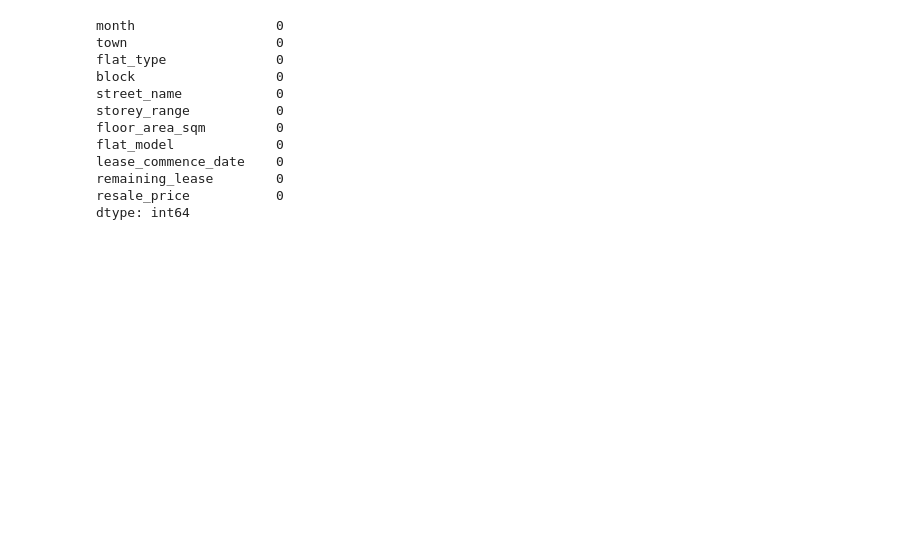
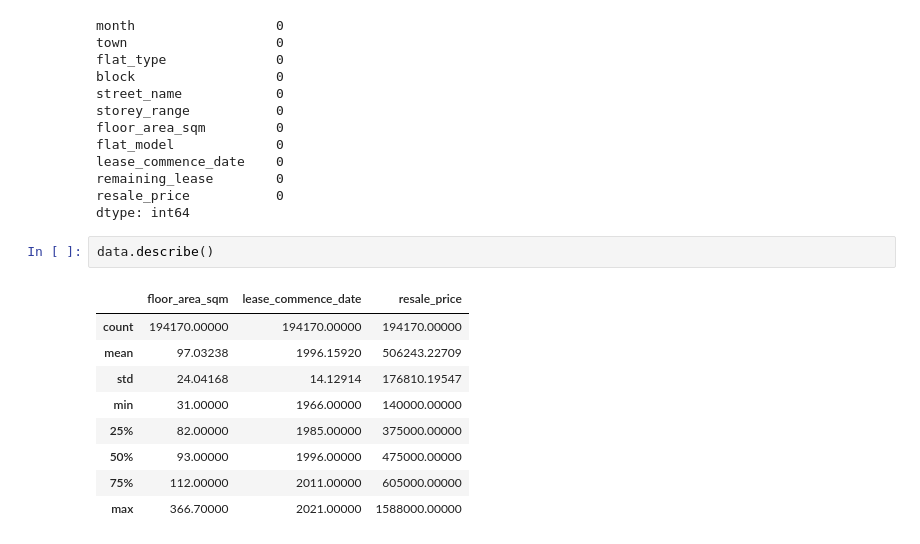
Before and after one commit to Bahbunb/DAC-Internal-Projects, a Jupyter notebook: Trial 1/datainfo.ipynb, the cells around one changed output. Drawn from its saved outputs; the diff is of its cells as text; blank space fills up the shorter version.

```diff
--- a/Trial 1/datainfo.ipynb
+++ b/Trial 1/datainfo.ipynb
@@ -68,3 +71,15 @@ lease_commence_date    0
 remaining_lease        0
 resale_price           0
 dtype: int64
+# %%
+data.describe()
+# %% [output]
+|  | floor_area_sqm | lease_commence_date | resale_price |
+| count | 194170.00000 | 194170.00000 | 194170.00000 |
+| mean | 97.03238 | 1996.15920 | 506243.22709 |
+| std | 24.04168 | 14.12914 | 176810.19547 |
+| min | 31.00000 | 1966.00000 | 140000.00000 |
+| 25% | 82.00000 | 1985.00000 | 375000.00000 |
+| 50% | 93.00000 | 1996.00000 | 475000.00000 |
+| 75% | 112.00000 | 2011.00000 | 605000.00000 |
+| max | 366.70000 | 2021.00000 | 1588000.00000 |
```
Also changed, not shown: parts of 8 cells of this notebook.
